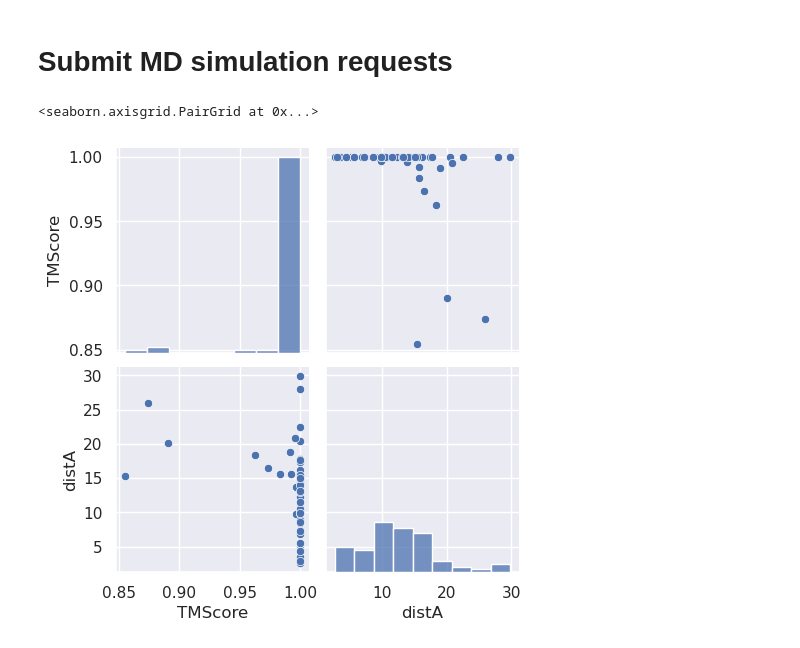
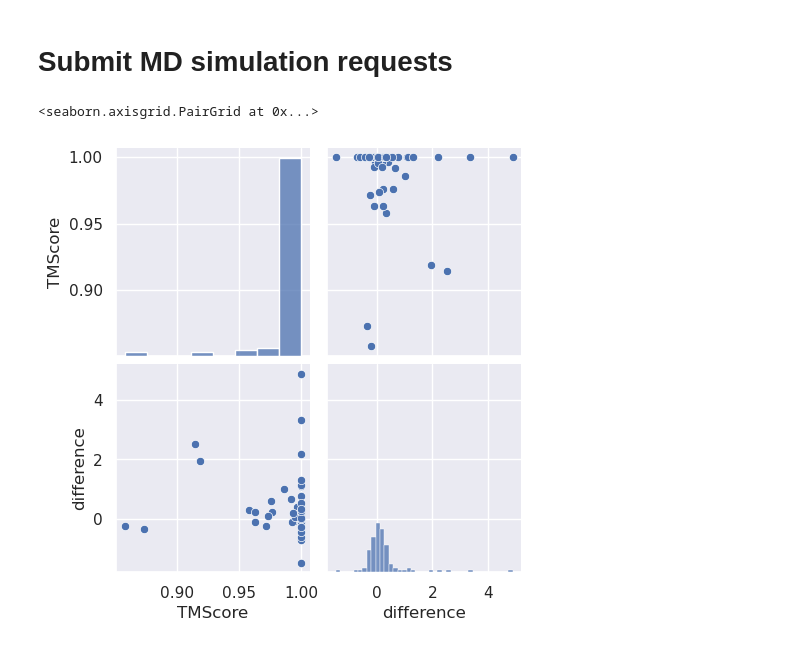
Before and after one commit to miemiemmmm/Nearl, a Jupyter notebook: Submit_MDSimulation.ipynb, the cells around one changed output. Drawn from its saved outputs; the diff is of its cells as text; code cells hidden in the pictures.

```diff
--- a/Submit_MDSimulation.ipynb
+++ b/Submit_MDSimulation.ipynb
@@ -7,15 +7,15 @@ table = pd.read_csv(csvfile, index_col=0);
 table["distA"] = table["distA"].astype(float)
 # %%
 import seaborn as sns; sns.set();
-t1 = table[["TMScore","distA"]]
+t1 = table[["TMScore","difference"]]
 
-st = (table.TMScore>0.8) * (table.distA<30)
+st = (table.TMScore>0.8) * (table.difference<5)
 t2 = t1[st]
 # t2 = table[table.distA>30]
 sns.pairplot(t2)
 # t2
 # %% [output]
 <seaborn.axisgrid.PairGrid at 0x...>
-[figure, old version]
+[figure, new version]
 # %%
 from BetaPose.session_prep import MDPost
```
Also changed, not shown: parts of 6 cells of this notebook, 9 other files.
